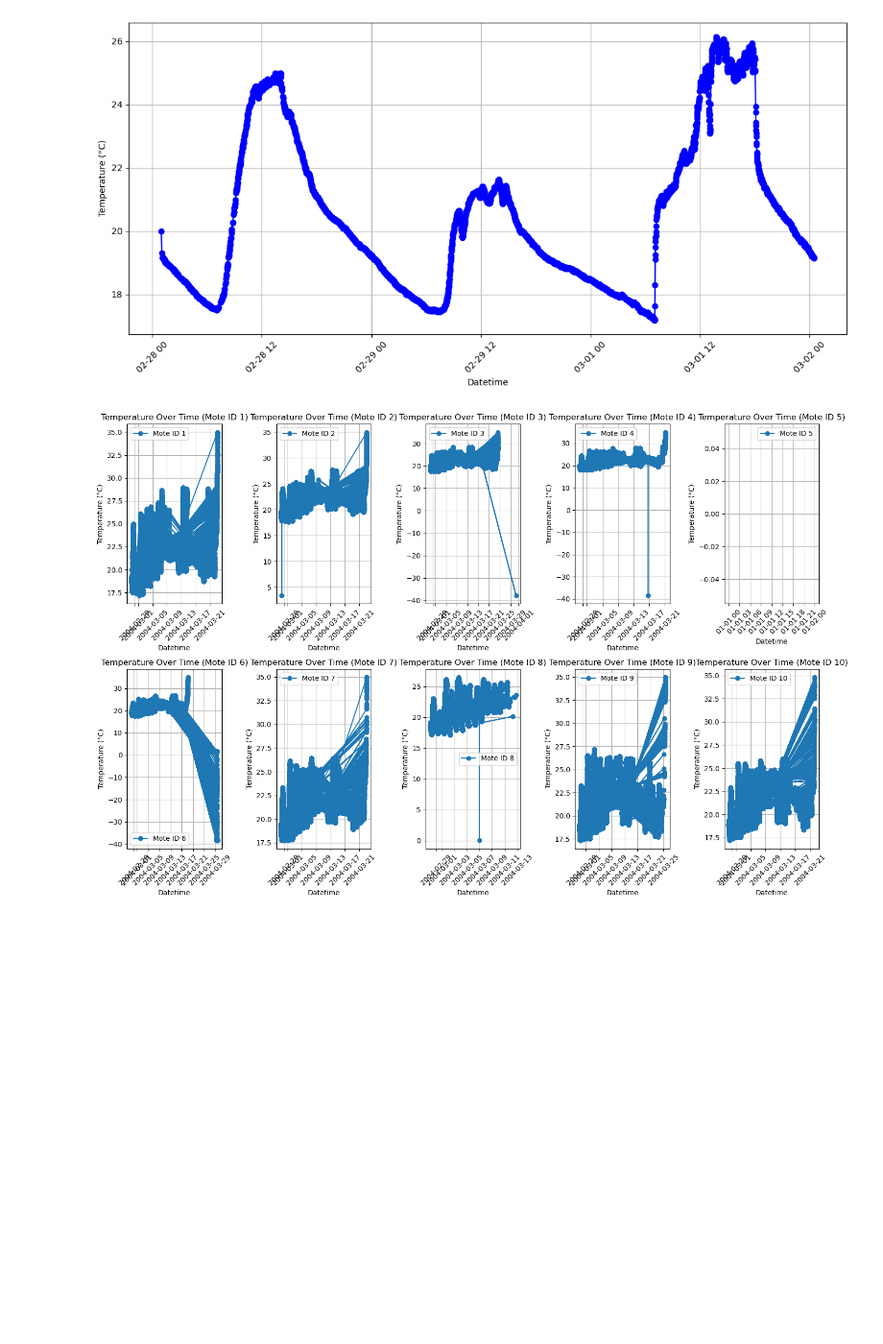
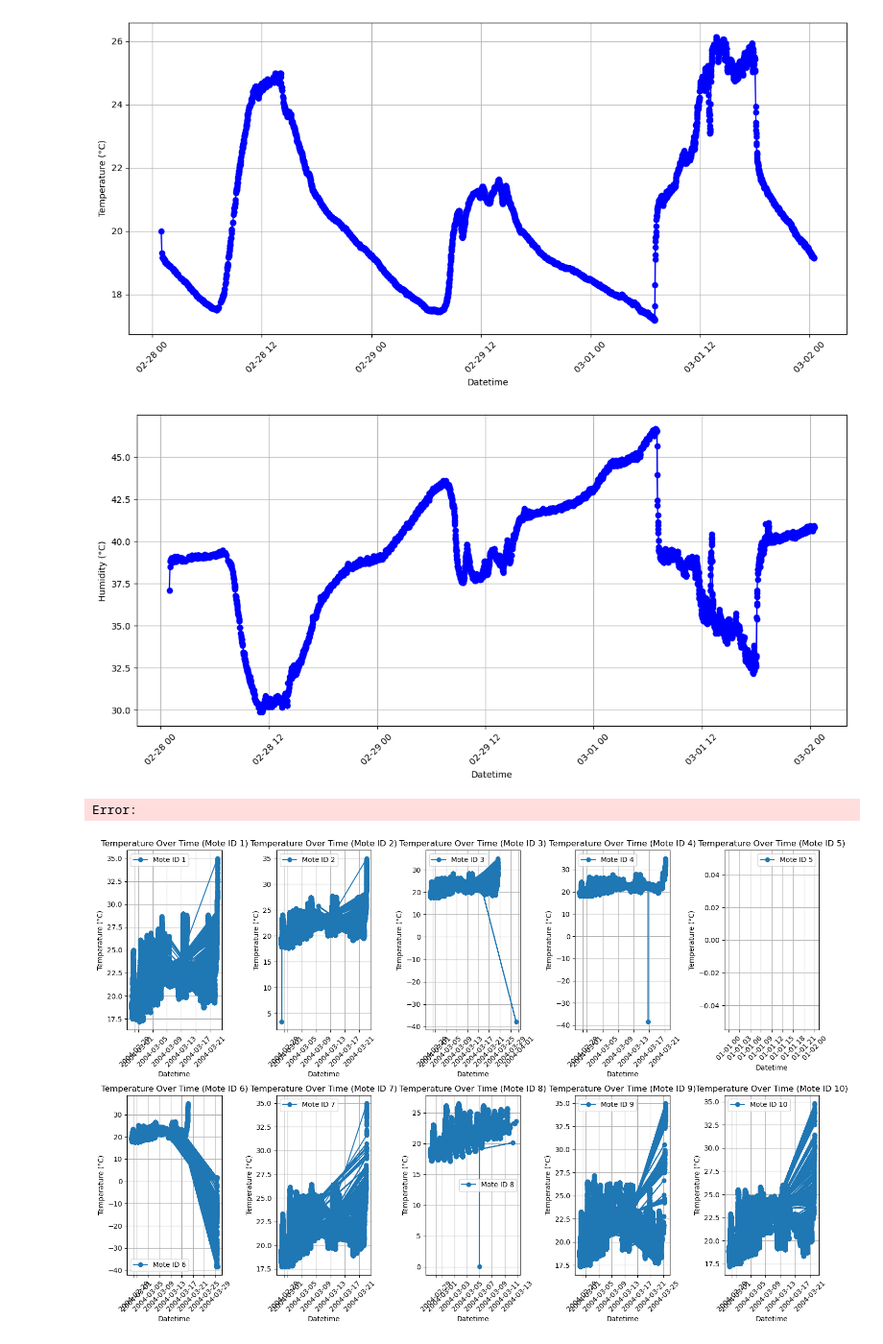
Before and after one commit to sokistar24/wakeupradio, a Jupyter notebook: testing_data.ipynb, the cells around one changed output. Shown at 96% size. Drawn from its saved outputs; the diff is of its cells as text; code cells hidden in the pictures; blank space fills up the shorter version.

```diff
--- a/testing_data.ipynb
+++ b/testing_data.ipynb
@@ -148,6 +158,23 @@ plt.tight_layout()
 plt.show()
 # %% [output]
 [figure]
+# %%
+# Filter the top 20 rows
+top_df =df.head(5000)
+# Plot datetime vs temperature for the top 20 rows
+import matplotlib.pyplot as plt
+plt.figure(figsize=(12, 6))
+plt.plot(top_df['datetime'], top_df['humidity'], marker='o', linestyle='-', color='b')
+plt.xlabel('Datetime')
+plt.ylabel('Humidity (°C)')
+
+plt.grid(True)
+plt.xticks(rotation=45)
+plt.tight_layout()
+plt.show()
+# %% [output]
+[figure, added]
+Error:
 # %%
 filtered_df = df[df['moteid'].isin([1, 2, 3, 4,5,6,7,8,9,10])]
 
```
Also changed, not shown: parts of 4 cells of this notebook, 6 other files.
